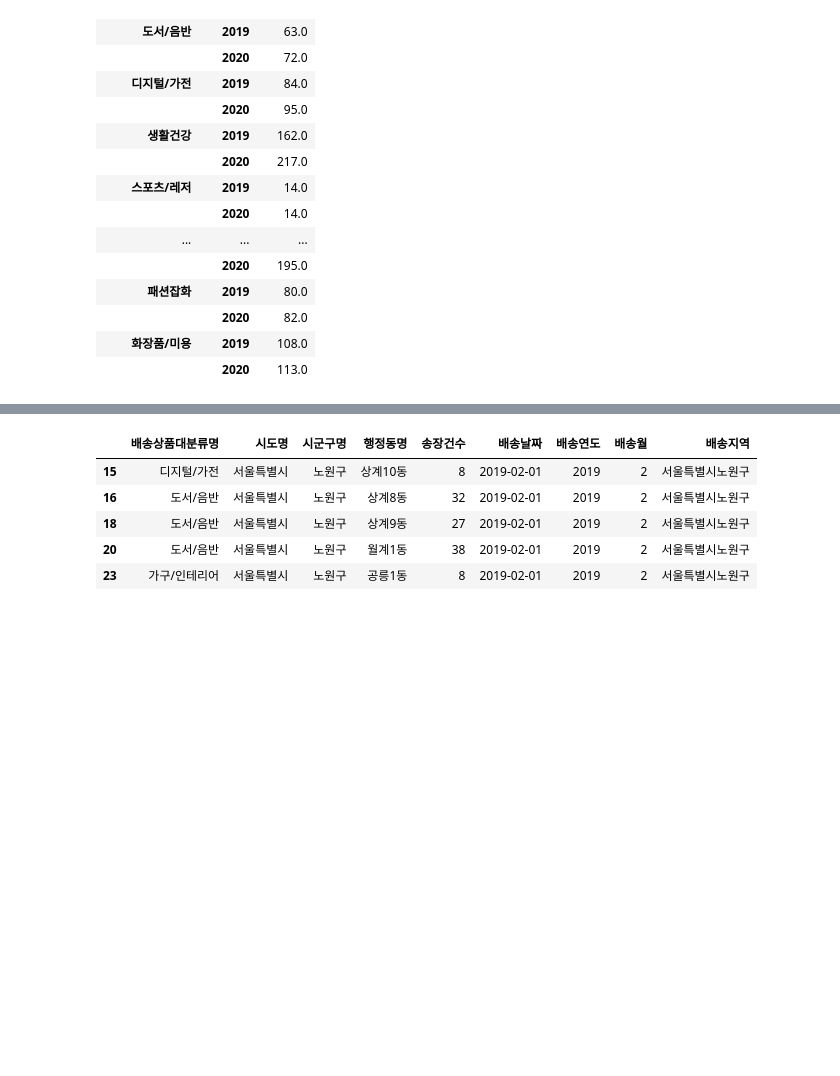
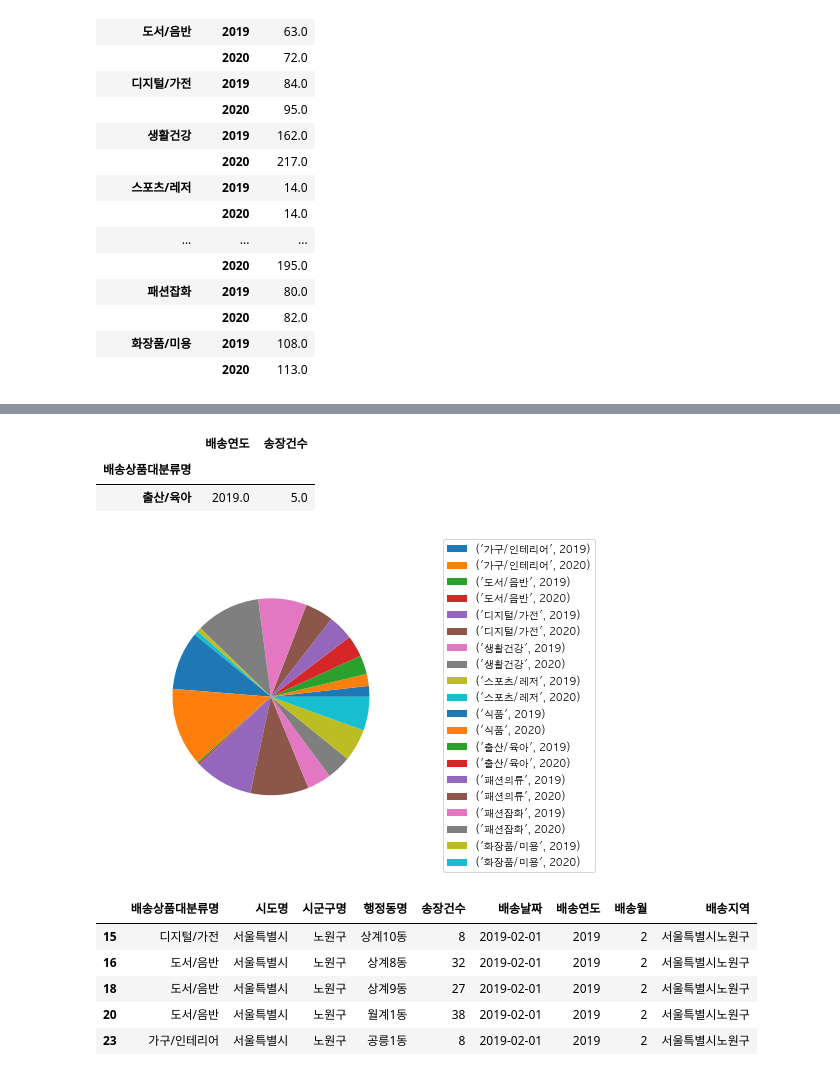
Before and after one commit to yekyung2/Python-DataAnalysis, a Jupyter notebook: shipping_data.ipynb, the cells around one changed output, grey strips where cells are left out. Drawn from its saved outputs; the diff is of its cells as text; code cells hidden in the pictures; blank space fills up the shorter version.

```diff
--- a/shipping_data.ipynb
+++ b/shipping_data.ipynb
@@ -210,3 +210,6 @@ df.head()
 | 2 | 가구/인테리어 | 대구광역시 | 중구 | 성내1동 | 1 | 2019-02-01 | 2019 | 2 | 대구광역시중구 |
 | 3 | 도서/음반 | 대구광역시 | 중구 | 남산2동 | 6 | 2019-02-01 | 2019 | 2 | 대구광역시중구 |
 | 4 | 디지털/가전 | 대구광역시 | 수성구 | 고산3동 | 21 | 2019-02-01 | 2019 | 2 | 대구광역시수성구 |
+# %%
+df['배송일']=pd.DatetimeIndex(df['배송날짜']).day
+df.head()
@@ -367,3 +414,17 @@ df1
+# %%
+jg_2019 = df1[df1['배송연도']==2019]
+jg_2019
+# %% [output]
+|  | 배송연도 | 송장건수 |
+| 배송상품대분류명 |  |  |
+| 출산/육아 | 2019.0 | 5.0 |
+# %%
+plt.pie(df1)
+plt.axis('equal')
+plt.legend(df1.index, bbox_to_anchor=(1.0,1.0,0.25,0.25))
+plt.show()
+# %% [output]
+[figure, added]
 # %%
 서울노원구 = df[df['배송지역'] == '서울특별시노원구']
 서울노원구.head()
```
Also changed, not shown: parts of 89 cells of this notebook.
